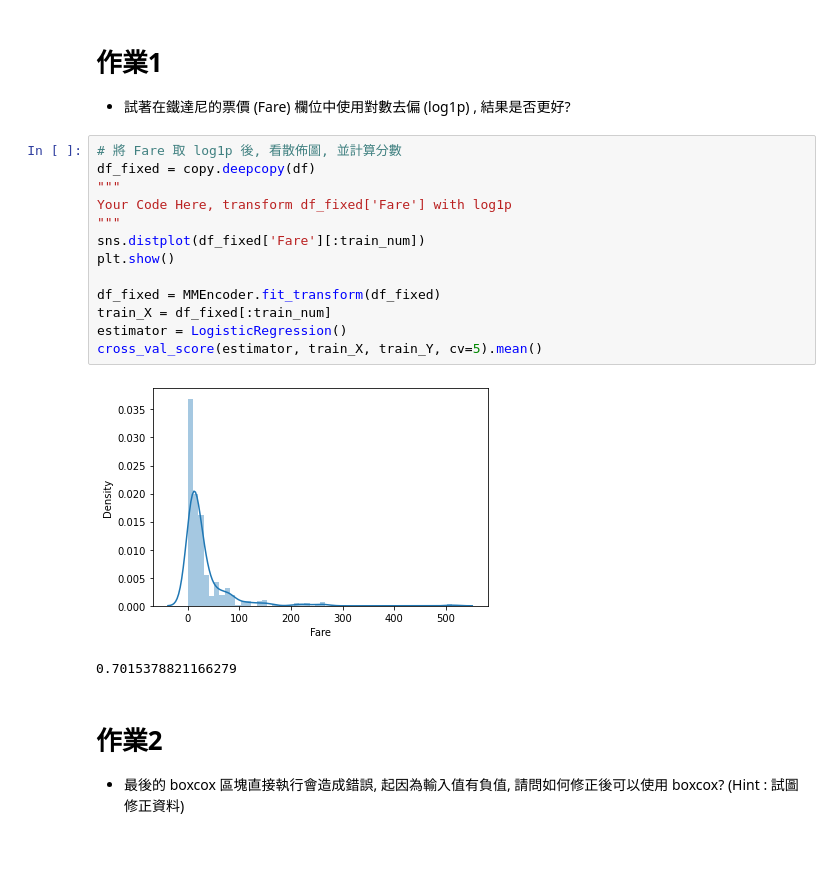
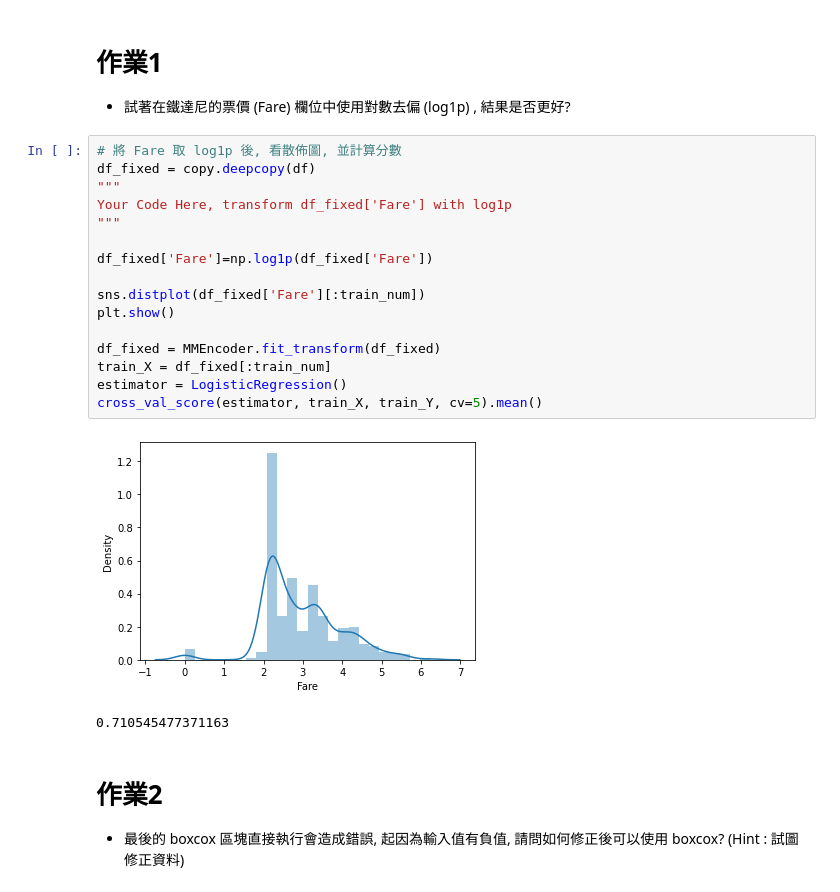
Before and after one commit to j3004111/AI_100_Days, a Jupyter notebook: Day_023_HW.ipynb, the cells around one changed output. Drawn from its saved outputs; the diff is of its cells as text; blank space fills up the shorter version.

```diff
--- a/Day_023_HW.ipynb
+++ b/Day_023_HW.ipynb
@@ -78,19 +78,22 @@ cross_val_score(estimator, train_X, train_Y, cv=5).mean()
 # %%
 # 將 Fare 取 log1p 後, 看散佈圖, 並計算分數
 df_fixed = copy.deepcopy(df)
 """
 Your Code Here, transform df_fixed['Fare'] with log1p
 """
+
+df_fixed['Fare']=np.log1p(df_fixed['Fare'])
+
 sns.distplot(df_fixed['Fare'][:train_num])
 plt.show()
 
 df_fixed = MMEncoder.fit_transform(df_fixed)
 train_X = df_fixed[:train_num]
 estimator = LogisticRegression()
 cross_val_score(estimator, train_X, train_Y, cv=5).mean()
 # %% [output]
-[figure, old version]
+[figure, new version]
-0.7015378821166279
+0.710545477371163
 # %% [markdown]
 # 作業2
 * 最後的 boxcox 區塊直接執行會造成錯誤, 起因為輸入值有負值, 請問如何修正後可以使用 boxcox? (Hint : 試圖修正資料)
```
